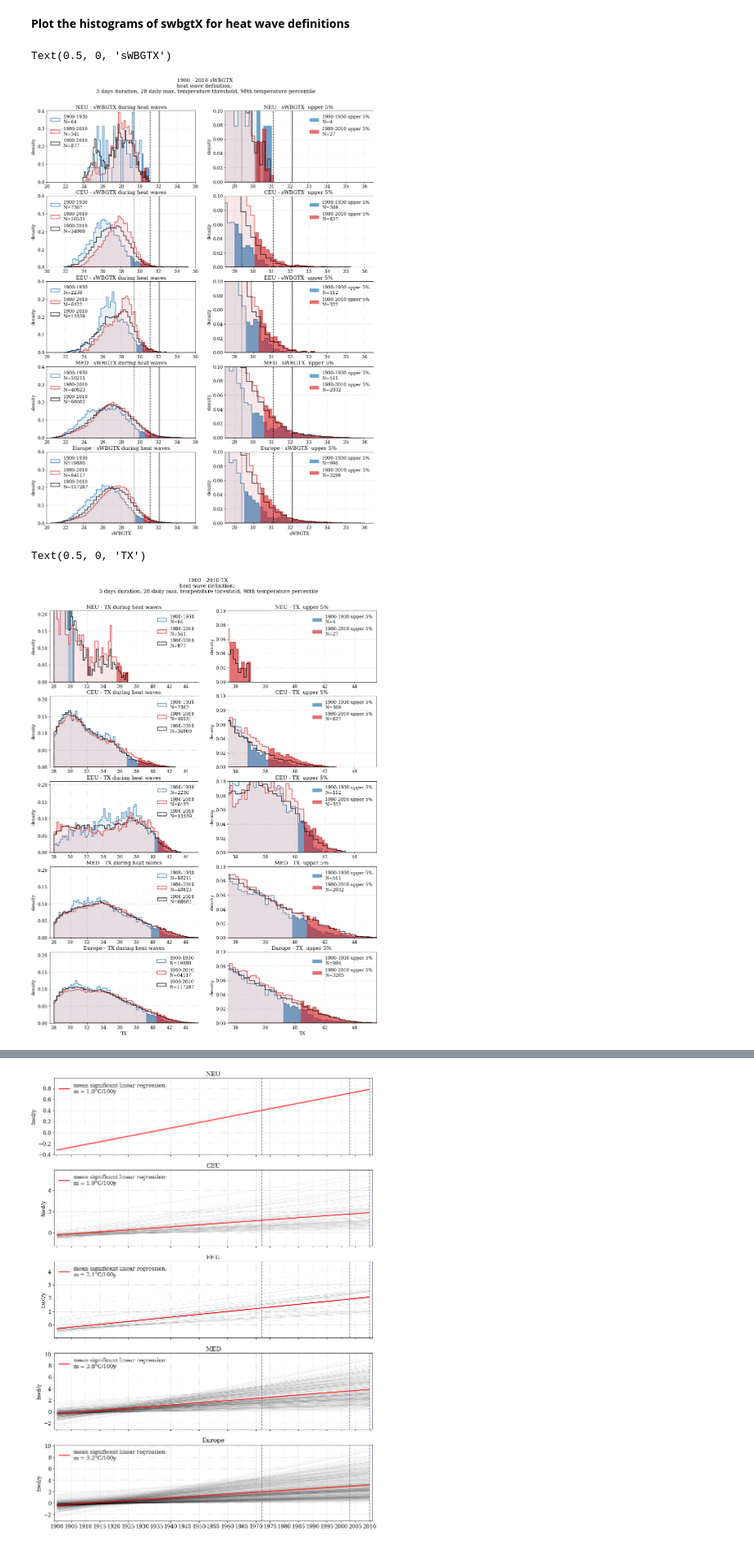
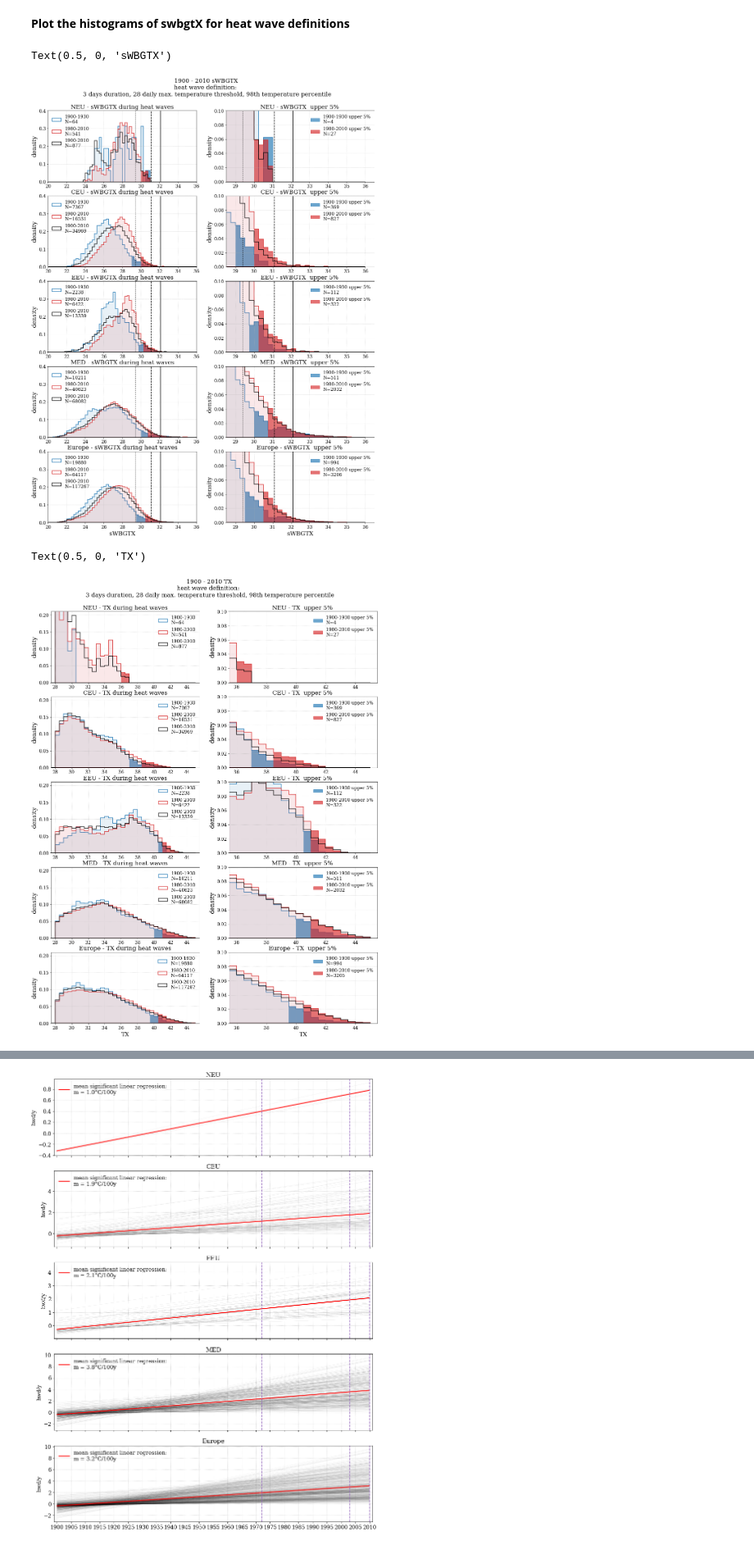
Before and after one commit to nilsnevertree/Trends-in-Heat-Stress-over-Europe, a Jupyter notebook: Scripts/heat_wave_trend.ipynb, the cells around one changed output, grey strips where cells are left out. Shown at 82% size. Drawn from its saved outputs; the diff is of its cells as text; code cells hidden in the pictures.

```diff
--- a/Scripts/heat_wave_trend.ipynb
+++ b/Scripts/heat_wave_trend.ipynb
@@ -86,7 +86,9 @@ ylabel = 'density'
 xlabel = 'sWBGTX'
 variable = "swbgt"
 variable_long = "sWBGTX"
-binwidth = 0.2
+binwidth = 0.25
+min_bins = 20
+max_bins = 36
 
 mask = data.heatwave_mask_ydrunpctl_98_referenceperiod
 land_mask = data.mask_land
@@ -109,7 +111,7 @@ def plot_timeslice(ax, data, timeslice, color, upper_label = False):
     upper_percentage = np.quantile(selected, 0.95)
     number_upper = sum(selected > upper_percentage)
     number_total  = len(selected)
-    bins = np.arange(min(selected), max(selected) + binwidth, binwidth)
+    bins = np.arange(min_bins, max_bins + binwidth, binwidth)
 
     if not upper_label:
         label = "{}-{}\nN={}".format(timeslice.start, timeslice.stop, number_total)
@@ -135,12 +137,12 @@ def plot_sample(ax, data, upper_label = False) :
     upper_percentage = np.quantile(sample, 0.95)
     number_upper = sum(sample > upper_percentage)
     number_total  = len(sample)
-
+    bins = np.arange(min_bins, max_bins + binwidth, binwidth)
     label = "1900-2010\nN={}".format(number_total)
     if upper_label:
         label = "1900-2010 upper 5%\nN={}".format(number_upper)
 
-    N, bins, patches = ax.hist(sample, bins = 50, color = "tab:grey", histtype = 'stepfilled', alpha = 1, density = True, facecolor = "None", edgecolor = 'k', linewidth = 1.5, label = label)
+    N, bins, patches = ax.hist(sample, bins = bins, color = "tab:grey", histtype = 'stepfilled', alpha = 1, density = True, facecolor = "None", edgecolor = 'k', linewidth = 1.5, label = label)
     return number_total, patches
 
 
@@ -210,7 +212,7 @@ ax0.set_xlabel(xlabel)
 ax1.set_xlabel(xlabel)
 # %% [output]
 Text(0.5, 0, 'sWBGTX')
-[figure, old version]
+[figure, new version]
 # %%
 fig.savefig(trendfolder + 'histograms_' + variable_long + '_density_ydrunpctl_98_referenceperiod.png')
 # %%
@@ -225,6 +227,9 @@ ylabel = 'density'
 xlabel = 'TX'
 variable = "t2m"
 variable_long = "TX"
+binwidth = 0.5
+min_bins = 27
+max_bins = 45
 
 mask = data.heatwave_mask_ydrunpctl_98_referenceperiod
 land_mask = data.mask_land
@@ -247,7 +252,7 @@ def plot_timeslice(ax, data, timeslice, color, upper_label = False):
     upper_percentage = np.quantile(selected, 0.95)
     number_upper = sum(selected > upper_percentage)
     number_total  = len(selected)
-    bins = np.arange(min(selected), max(selected) + binwidth, binwidth)
+    bins = np.arange(min_bins, max_bins + binwidth, binwidth)
 
     if not upper_label:
         label = "{}-{}\nN={}".format(timeslice.start, timeslice.stop, number_total)
@@ -273,12 +278,12 @@ def plot_sample(ax, data, upper_label = False) :
     upper_percentage = np.quantile(sample, 0.95)
     number_upper = sum(sample > upper_percentage)
     number_total  = len(sample)
-
+    bins = np.arange(min_bins, max_bins + binwidth, binwidth)
     label = "1900-2010\nN={}".format(number_total)
     if upper_label:
         label = "1900-2010 upper 5%\nN={}".format(number_upper)
 
-    N, bins, patches = ax.hist(sample, bins = 50, color = "tab:grey", histtype = 'stepfilled', alpha = 1, density = True, facecolor = "None", edgecolor = 'k', linewidth = 1.5, label = label)
+    N, bins, patches = ax.hist(sample, bins = bins, color = "tab:grey", histtype = 'stepfilled', alpha = 1, density = True, facecolor = "None", edgecolor = 'k', linewidth = 1.5, label = label)
     return number_total, patches
 
 
@@ -317,34 +322,34 @@ for region in regions:
     patches.append(mpatches.Patch(color='tab:red', alpha = 0.65, label=last_res[-1]))
     lgd = ax1.legend(handles=patches)
 #     ax1.legend()
 
     ylim = list(ax1.get_xlim())
     ylim[0] = int(min([first_res[0], last_res[1]])) - 0.5
     ax1.set_xlim(ylim)
     ax1.set_ylim([0,0.10])
     ax0.set_ylim([0,0.21])
     ax0.set_xlim(27.5,45.5)
     ax1.set_xlim(35.5,45.5)
     ax0.set_title(region[0] + ' - ' + variable_long + ' during heat waves')
 
     ax1.set_title(region[0] + ' - ' + variable_long + '  upper 5% ')
 #     both_variables(ax = ax1, data = data.swbgt.where(mask_russo))
 
 #     both_variables(ax = ax2, data = hwmid.where(mask_dwd))
 #     both_variables(ax = ax3, data = hwmid.where(mask_russo))
 
     for axs in [ax0,ax1]:
         axs.set_ylabel('density')
 #         axs.set_xlabel('sWBGT')
         axs.grid()
 
     idx += 1
 
 ax0.set_xlabel(xlabel)
 ax1.set_xlabel(xlabel)
 # %% [output]
 Text(0.5, 0, 'TX')
-[figure, old version]
+[figure, new version]
 # %%
 fig.savefig(trendfolder + 'histograms_' + variable_long + '_density_ydrunpctl_98_referenceperiod.png')
 # %%
```
Also changed, not shown: parts of 3 cells of this notebook, 3 other files.
